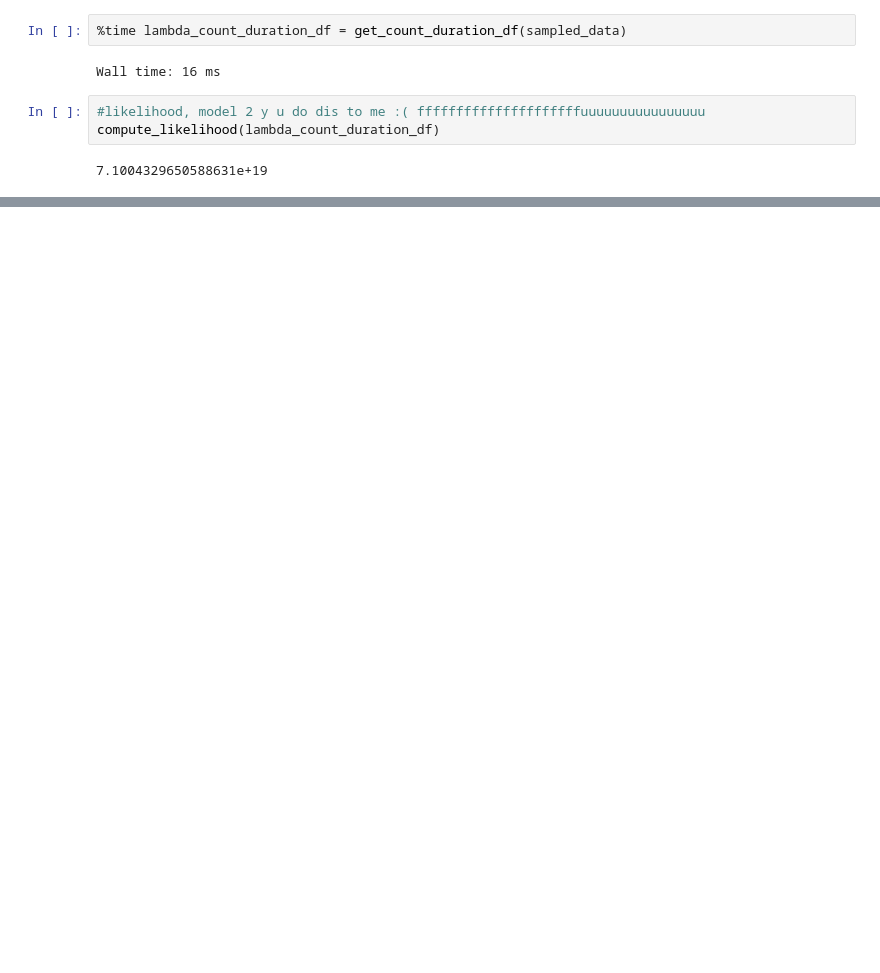
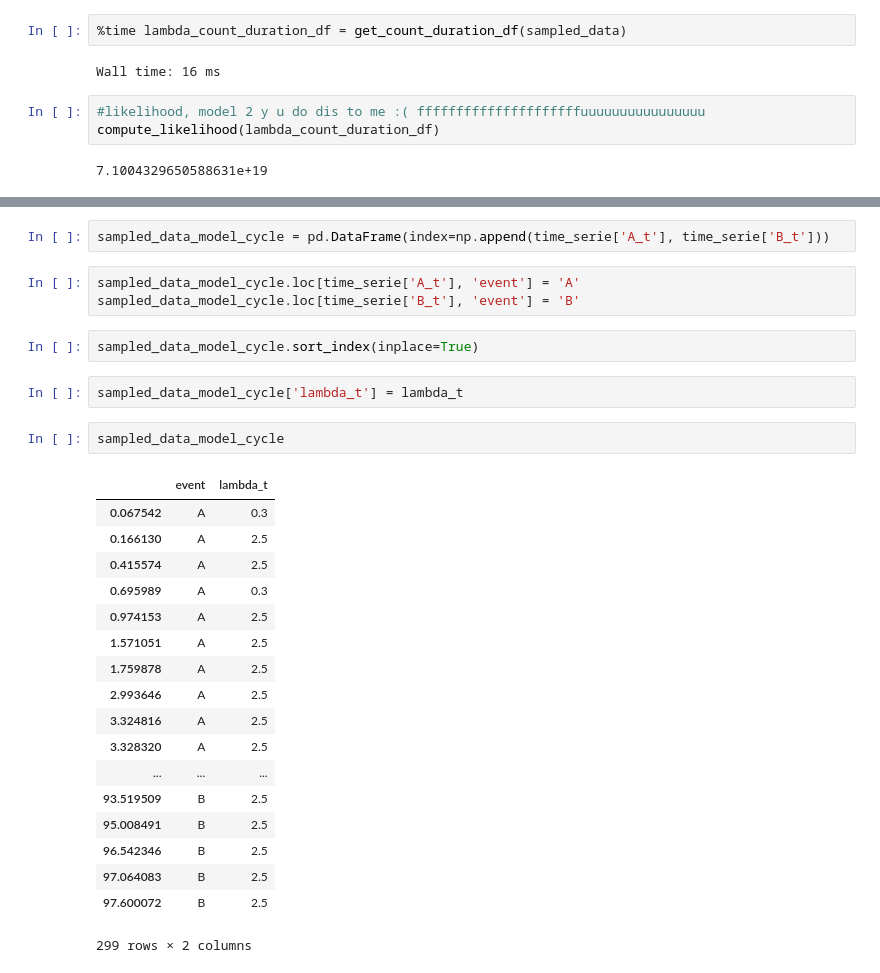
Before and after one commit to mok33/GMEs_experiments, a Jupyter notebook: GEMs-Sampling.ipynb, the cells around one changed output, grey strips where cells are left out. Saved outputs shown, nothing was run; the diff lists cells and outputs as text; blank space fills up the shorter version.

```diff
--- a/GEMs-Sampling.ipynb
+++ b/GEMs-Sampling.ipynb
@@ -289,0 +449,30 @@ compute_likelihood(lambda_count_duration_df)
+# %%
+sampled_data_model_cycle = pd.DataFrame(index=np.append(time_serie['A_t'], time_serie['B_t']))
+# %%
+sampled_data_model_cycle.loc[time_serie['A_t'], 'event'] = 'A'
+sampled_data_model_cycle.loc[time_serie['B_t'], 'event'] = 'B'
+# %%
+sampled_data_model_cycle.sort_index(inplace=True)
+# %%
+sampled_data_model_cycle['lambda_t'] = lambda_t
+# %%
+sampled_data_model_cycle
+# %% [output]
+|  | event | lambda_t |
+| 0.067542 | A | 0.3 |
+| 0.166130 | A | 2.5 |
+| 0.415574 | A | 2.5 |
+| 0.695989 | A | 0.3 |
+| 0.974153 | A | 2.5 |
+| 1.571051 | A | 2.5 |
+| 1.759878 | A | 2.5 |
+| 2.993646 | A | 2.5 |
+| 3.324816 | A | 2.5 |
+| 3.328320 | A | 2.5 |
+| ... | ... | ... |
+| 93.519509 | B | 2.5 |
+| 95.008491 | B | 2.5 |
+| 96.542346 | B | 2.5 |
+| 97.064083 | B | 2.5 |
+| 97.600072 | B | 2.5 |
+299 rows × 2 columns
```
Also changed, not shown: parts of 18 cells of this notebook.
